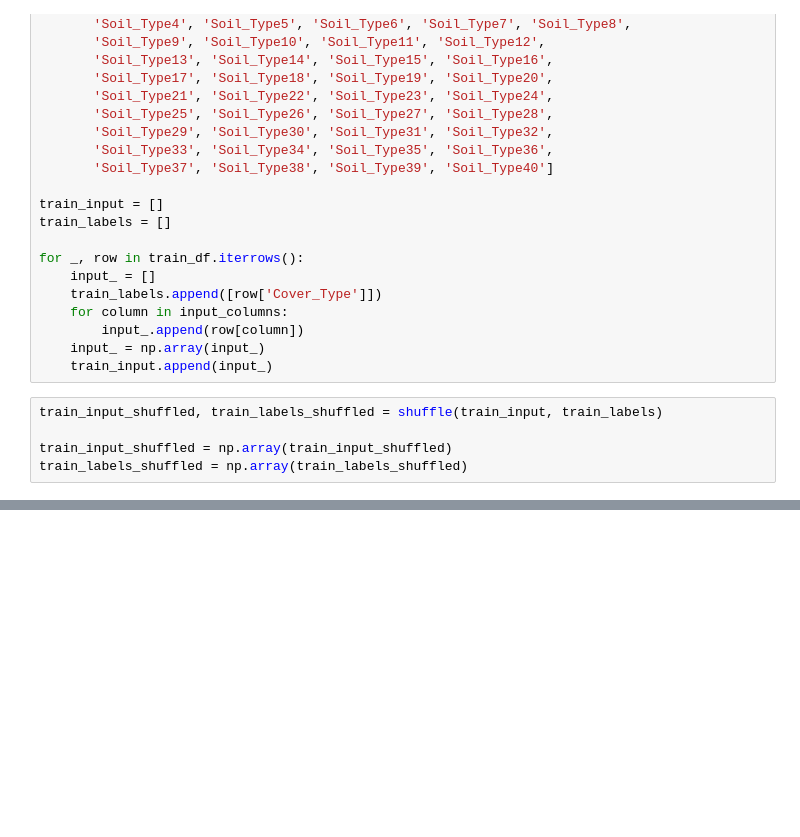
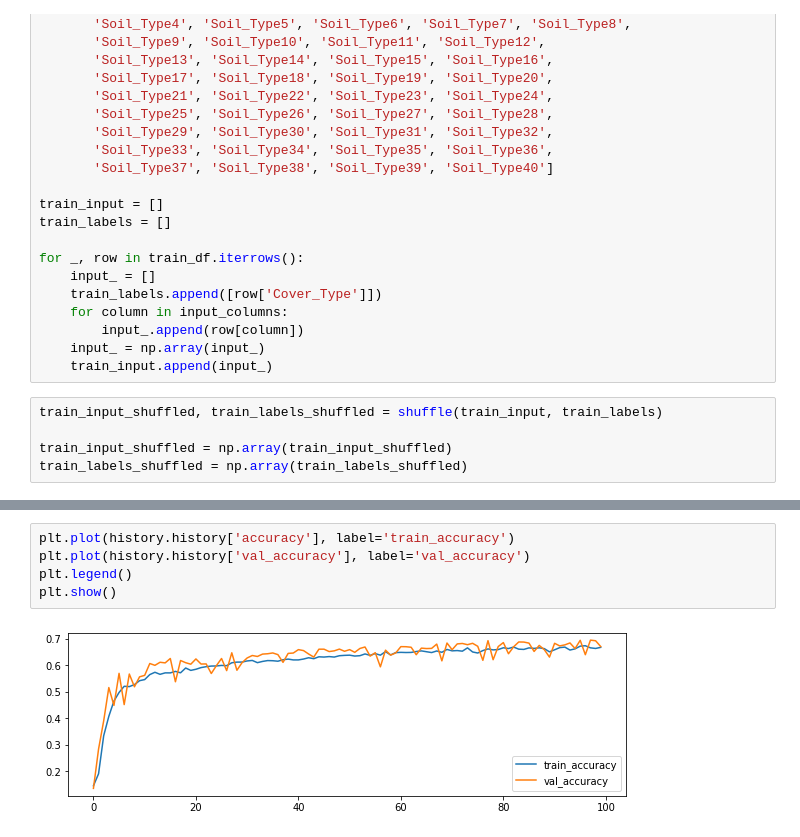
Before and after one commit to Subrahmanyajoshi/Kaggle-submissions, a Jupyter notebook: Forest Cover Type Prediction/forest_cover_type_prediction.ipynb, the cells around one changed output, grey strips where cells are left out. Cells and saved outputs as stored; diff of their text form; blank space fills up the shorter version.

```diff
--- a/Forest Cover Type Prediction/forest_cover_type_prediction.ipynb
+++ b/Forest Cover Type Prediction/forest_cover_type_prediction.ipynb
@@ -256,0 +296,7 @@ _________________________________________________________________
+# %%
+plt.plot(history.history['accuracy'], label='train_accuracy')
+plt.plot(history.history['val_accuracy'], label='val_accuracy')
+plt.legend()
+plt.show()
+# %% [output]
+[figure, added]
```
Also changed, not shown: parts of 9 cells of this notebook.
